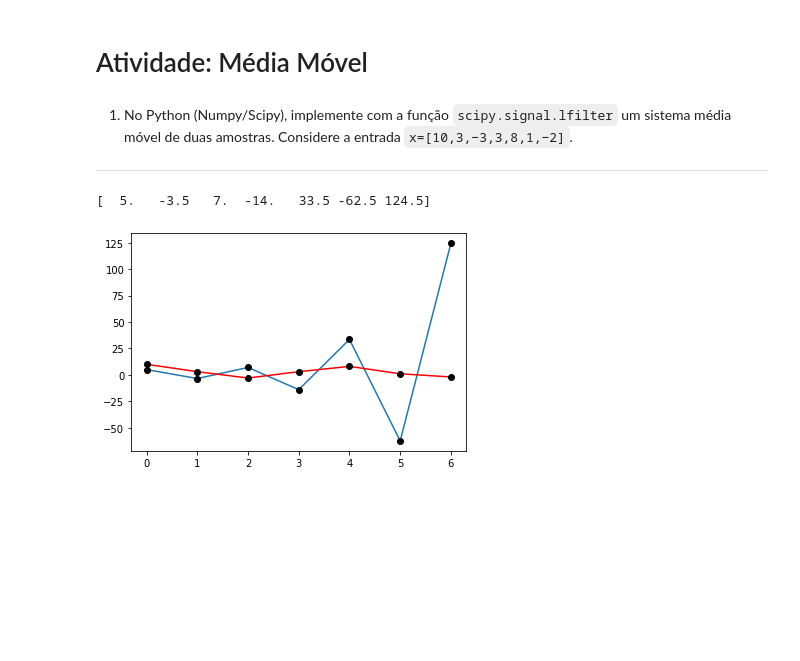
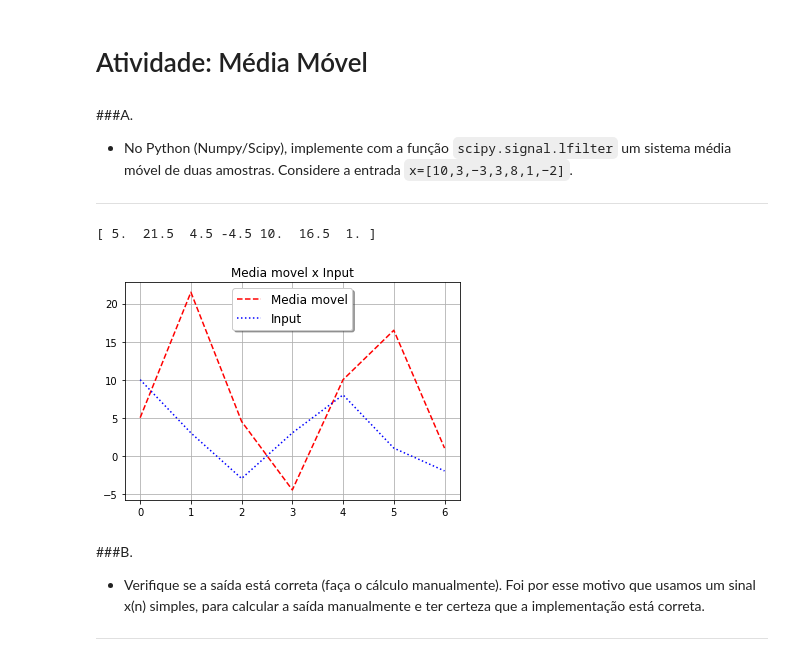
Before and after one commit to victoriafabris/disciplina-dsp-audio-video, a Jupyter notebook: atividade3/atividade_3.ipynb, the cells around one changed output. Cells and saved outputs as stored; diff of their text form; code cells hidden in the pictures; blank space fills up the shorter version.

```diff
--- a/atividade3/atividade_3.ipynb
+++ b/atividade3/atividade_3.ipynb
@@ -7,18 +7,29 @@ import numpy as np
 from scipy import signal
 import matplotlib.pyplot as plt
 # %% [markdown]
-1. No Python (Numpy/Scipy), implemente com a função `scipy.signal.lfilter` um sistema média móvel de duas amostras. Considere a entrada `x=[10,3,−3,3,8,1,−2]`.
+###A.
+- No Python (Numpy/Scipy), implemente com a função `scipy.signal.lfilter` um sistema média móvel de duas amostras. Considere a entrada `x=[10,3,−3,3,8,1,−2]`.
 ___
 # %%
 x = [10, 3, -3, 3, 8, 1, -2]
-entrada = np.array(x)
-a = [1,2]
-b = [0.5,0.5]
-
-media_movel = signal.lfilter(b, a, entrada)
-print(media_movel)
-plt.plot(media_movel,'-',media_movel,'ok', entrada,'r',entrada,'ok')
-plt.show()
+input = np.array(x)
+a = [1]
+b = [0.5, 2]
-# %% [output]
-[  5.   -3.5   7.  -14.   33.5 -62.5 124.5]
-[figure, removed]
+# %%
+#lfilter: filter data along one-dimension with an IIR or FIR filter
+media_movel = signal.lfilter(b, a, input)
+print(media_movel)
+fig, ax = plt.subplots()
+ax.plot(media_movel, "r--", label = "Media movel")
+ax.plot(input, "b:", label = "Input")
+legend = ax.legend(loc='upper center', shadow=True, fontsize='large')
+plt.grid()
+plt.title('Media movel x Input')
+plt.show()
+# %% [output]
+[ 5.  21.5  4.5 -4.5 10.  16.5  1. ]
+[figure, added]
+# %% [markdown]
+###B.
+- Verifique se a saída está correta (faça o cálculo manualmente). Foi por esse motivo que usamos um sinal  x(n)  simples, para calcular a saída manualmente e ter certeza que a implementação está correta.
+___
```
Also changed, not shown: parts of 9 cells of this notebook.
